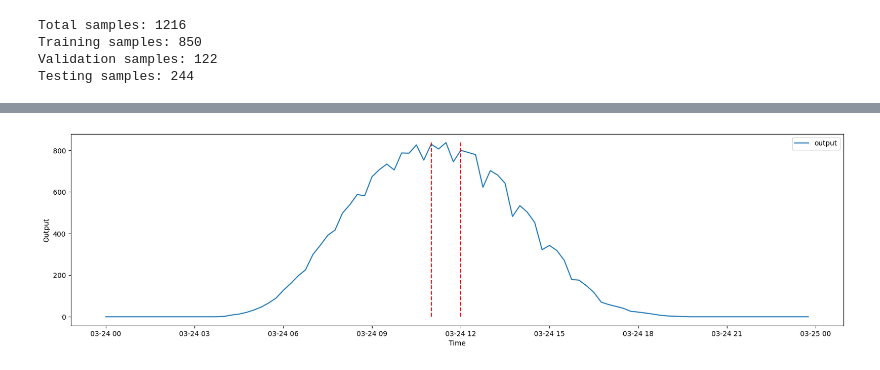
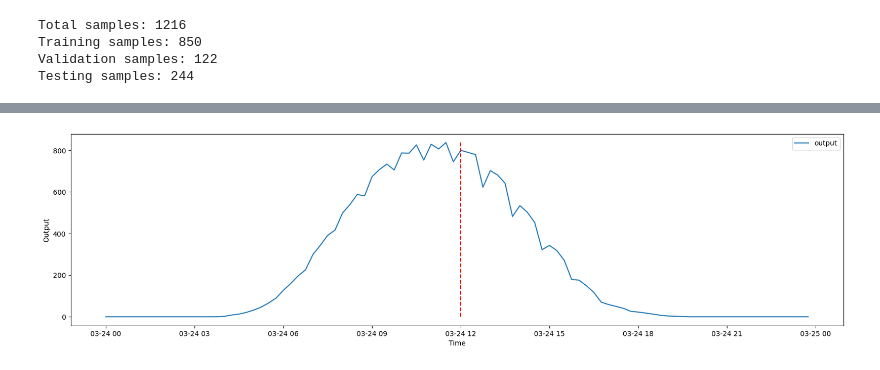
Before and after one commit to pavlikp/PV-PIML, a Jupyter notebook: notebooks/PVDataset.ipynb, the cells around one changed output, grey strips where cells are left out. Drawn from its saved outputs; the diff is of its cells as text; code cells hidden in the pictures.

```diff
--- a/notebooks/PVDataset.ipynb
+++ b/notebooks/PVDataset.ipynb
@@ -120,11 +104,10 @@ for i in range(len(ds)):
 # %%
 fig, ax = plt.subplots(1, 1, figsize=(20, 5))
 ax.plot(pd.to_datetime(x[-1], unit="s"), total, label="output")
 ax.set_xlabel("Time")
 ax.set_ylabel("Output")
 ax.legend()
 ax.vlines(pd.to_datetime(x[-1], unit="s")[(12*4)], ymin=0, ymax=total.max(), colors="red", linestyles="dashed")
-ax.vlines(pd.to_datetime(x[-1], unit="s")[(11*4)], ymin=0, ymax=total.max(), colors="red", linestyles="dashed")
 plt.show()
 # %% [output]
-[figure, old version]
+[figure, new version]
```
Also changed, not shown: parts of 9 cells of this notebook, 6 other files.
